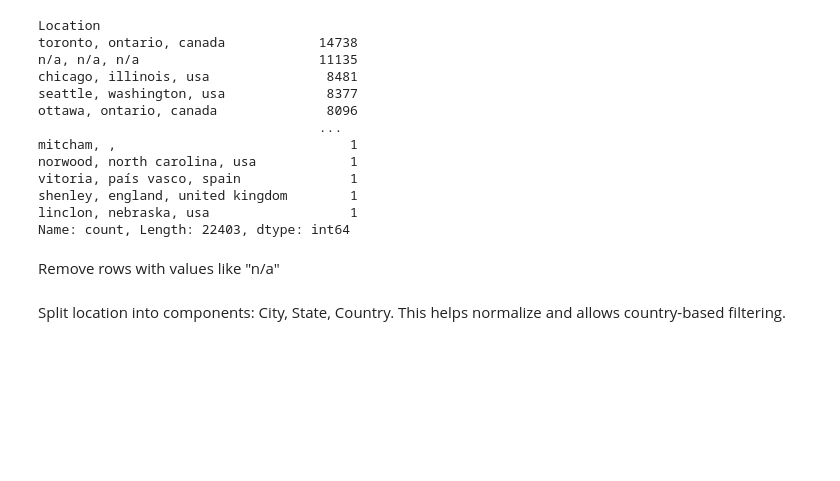
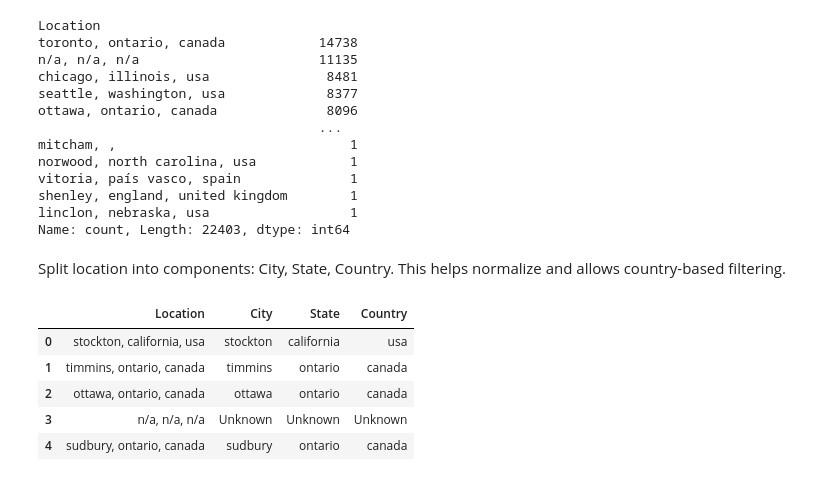
Before and after one commit to ruth-kitasi/Online-Book-Recommender-System, a Jupyter notebook: notebooks/Agatha.ipynb, the cells around one changed output. Drawn from its saved outputs; the diff is of its cells as text; code cells hidden in the pictures; blank space fills up the shorter version.

```diff
--- a/notebooks/Agatha.ipynb
+++ b/notebooks/Agatha.ipynb
@@ -347,9 +346,27 @@ vitoria, país vasco, spain              1
 shenley, england, united kingdom        1
 linclon, nebraska, usa                  1
 Name: count, Length: 22403, dtype: int64
-# %% [markdown]
-Remove rows with values like "n/a"
-# %%
-merged_df = merged_df[merged_df['Location'].str.lower() != 'n/a, n/a, n/a']
 # %% [markdown]
 Split location into components: City, State, Country. This helps normalize and allows country-based filtering.
+# %%
+# Split 'Location' column into three new columns
+merged_df[['City', 'State', 'Country']] = merged_df['Location'].str.split(',', n=2, expand=True)
+
+# Clean up whitespace
+merged_df['City'] = merged_df['City'].str.strip()
+merged_df['State'] = merged_df['State'].str.strip()
+merged_df['Country'] = merged_df['Country'].str.strip()
+
+# Replace 'n/a'  with 'Unknown'
+merged_df[['City', 'State', 'Country']] = merged_df[['City', 'State', 'Country']].replace(['n/a', 'N/A', 'na', 'NA'], 'Unknown')
+merged_df[['City', 'State', 'Country']] = merged_df[['City', 'State', 'Country']].fillna('Unknown')
+
+# Optional: Check result
+merged_df[['Location', 'City', 'State', 'Country']].head()
+# %% [output]
+|  | Location | City | State | Country |
+| 0 | stockton, california, usa | stockton | california | usa |
+| 1 | timmins, ontario, canada | timmins | ontario | canada |
+| 2 | ottawa, ontario, canada | ottawa | ontario | canada |
+| 3 | n/a, n/a, n/a | Unknown | Unknown | Unknown |
+| 4 | sudbury, ontario, canada | sudbury | ontario | canada |
```
Also changed, not shown: parts of 3 cells of this notebook.
